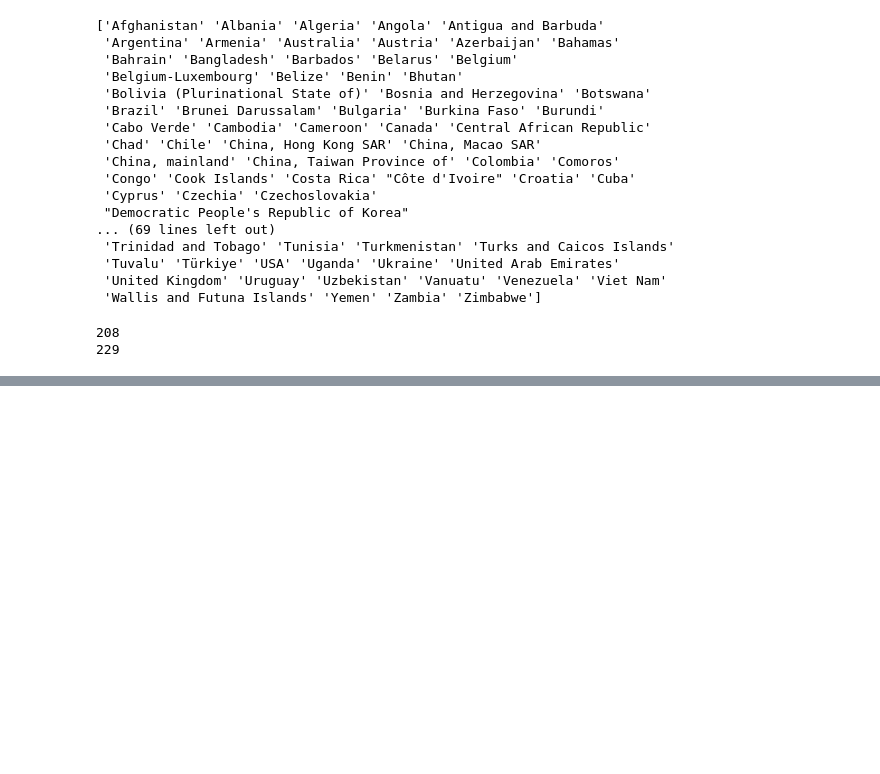
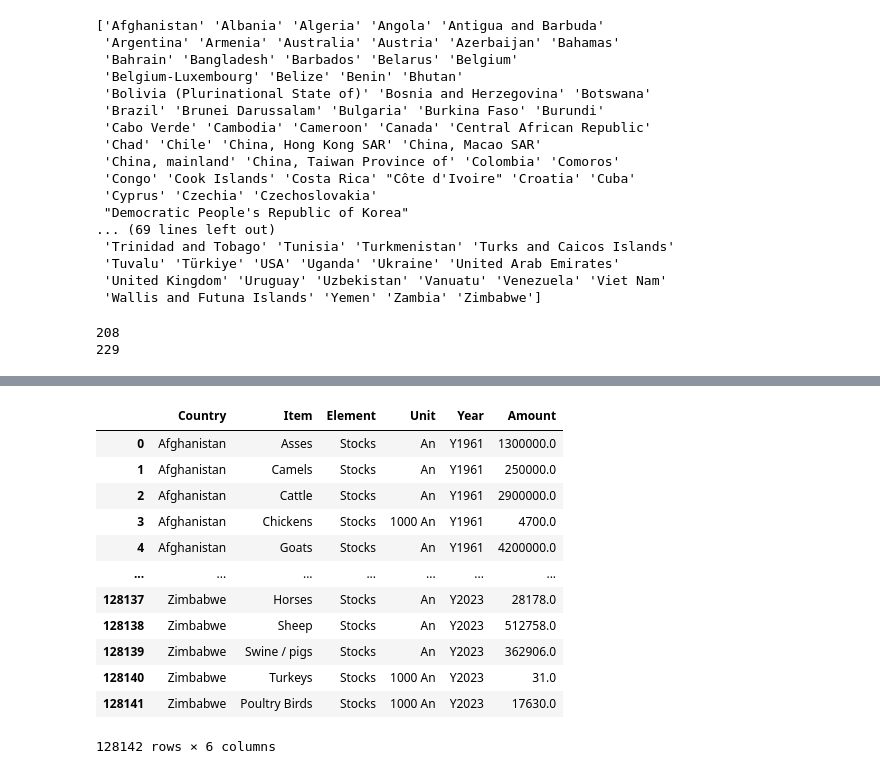
Before and after one commit to nkar20/wics2025, a Jupyter notebook: livestock_emissions.ipynb, the cells around one changed output, grey strips where cells are left out. Saved outputs shown, nothing was run; the diff lists cells and outputs as text; code cells hidden in the pictures; blank space fills up the shorter version.

```diff
--- a/livestock_emissions.ipynb
+++ b/livestock_emissions.ipynb
@@ -40,8 +63,30 @@ print(len(df_emissions['Country'].unique()))
 # %%
-melted_df_livestock = df_livestock.melt(
-    id_vars = ['State', 'Year'],  # Columns to keep as-is
-    value_vars = ['American Indian or Alaska Native', 'Asian or Pacific Islander', 'Black or African American', 'White'],  # Columns to "melt"
-    var_name = 'Race',  # New column to label the melted variables
-    value_name = 'Income'  # New column to label the values
+df_livestock = df_livestock.melt(
+    id_vars = ['Country', 'Item', 'Element', 'Unit'],  # Columns to keep as-is
+    value_vars = ['Y1961', 'Y1962', 'Y1963',
+       'Y1964', 'Y1965', 'Y1966', 'Y1967', 'Y1968', 'Y1969', 'Y1970', 'Y1971',
+       'Y1972', 'Y1973', 'Y1974', 'Y1975', 'Y1976', 'Y1977', 'Y1978', 'Y1979',
+       'Y1980', 'Y1981', 'Y1982', 'Y1983', 'Y1984', 'Y1985', 'Y1986', 'Y1987',
+       'Y1988', 'Y1989', 'Y1990', 'Y1991', 'Y1992', 'Y1993', 'Y1994', 'Y1995',
+       'Y1996', 'Y1997', 'Y1998', 'Y1999', 'Y2000', 'Y2001', 'Y2002', 'Y2003',
+       'Y2004', 'Y2005', 'Y2006', 'Y2007', 'Y2008', 'Y2009', 'Y2010', 'Y2011',
+       'Y2012', 'Y2013', 'Y2014', 'Y2015', 'Y2016', 'Y2017', 'Y2018', 'Y2019',
+       'Y2020', 'Y2021', 'Y2022', 'Y2023'],  # Columns to "melt"
+    var_name = 'Year',  # New column to label the melted variables
+    value_name = 'Amount'  # New column to label the values
 )
-melted_df_income
+df_livestock
+# %% [output]
+|  | Country | Item | Element | Unit | Year | Amount |
+| 0 | Afghanistan | Asses | Stocks | An | Y1961 | 1300000.0 |
+| 1 | Afghanistan | Camels | Stocks | An | Y1961 | 250000.0 |
+| 2 | Afghanistan | Cattle | Stocks | An | Y1961 | 2900000.0 |
+| 3 | Afghanistan | Chickens | Stocks | 1000 An | Y1961 | 4700.0 |
+| 4 | Afghanistan | Goats | Stocks | An | Y1961 | 4200000.0 |
+| ... | ... | ... | ... | ... | ... | ... |
+| 128137 | Zimbabwe | Horses | Stocks | An | Y2023 | 28178.0 |
+| 128138 | Zimbabwe | Sheep | Stocks | An | Y2023 | 512758.0 |
+| 128139 | Zimbabwe | Swine / pigs | Stocks | An | Y2023 | 362906.0 |
+| 128140 | Zimbabwe | Turkeys | Stocks | 1000 An | Y2023 | 31.0 |
+| 128141 | Zimbabwe | Poultry Birds | Stocks | 1000 An | Y2023 | 17630.0 |
+128142 rows × 6 columns
```
Also changed, not shown: parts of 26 cells of this notebook.
